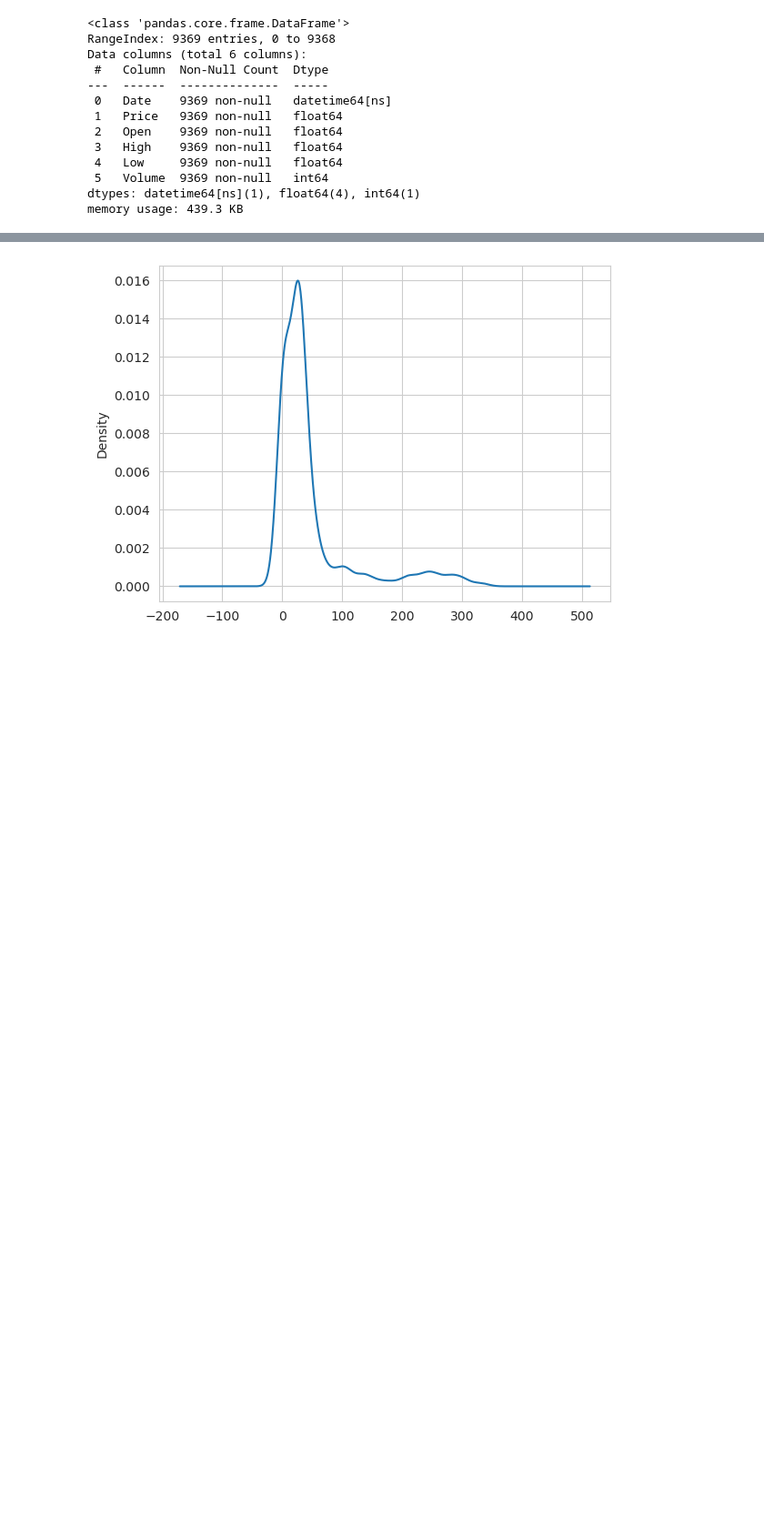
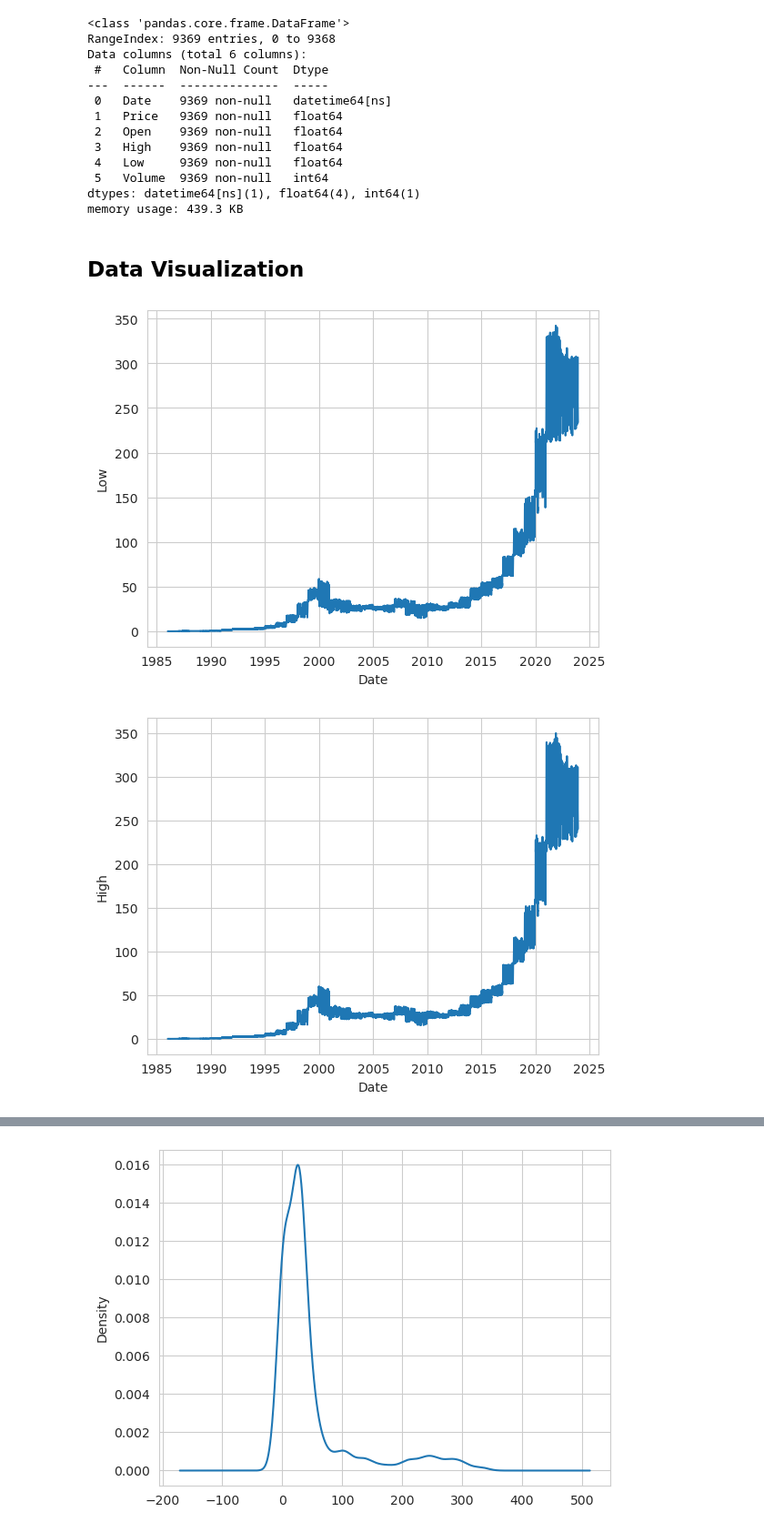
Before and after one commit to ArjuK97/ArjuK97, a Jupyter notebook: microsoft-stocks-from-1986-2023.ipynb, the cells around one changed output, grey strips where cells are left out. Shown at 91% size. Drawn from its saved outputs; the diff is of its cells as text; code cells hidden in the pictures; blank space fills up the shorter version.

```diff
--- a/microsoft-stocks-from-1986-2023.ipynb
+++ b/microsoft-stocks-from-1986-2023.ipynb
@@ -92,6 +123,6 @@ data.head()
 # %%
 # Converting the Date column data type from object to datetime
-data['Date'] = pd.to_datetime(data['Date'], errors = 'coerce', dayfirst = True)
+data['Date'] = pd.to_datetime(data['Date'], errors = 'ignore', dayfirst = True)
 data.info()
 # %% [output]
 <class 'pandas.core.frame.DataFrame'>
@@ -107,3 +138,13 @@ Data columns (total 6 columns):
  5   Volume  9369 non-null   int64
 dtypes: datetime64[ns](1), float64(4), int64(1)
 memory usage: 439.3 KB
+# %% [markdown]
+## Data Visualization
+# %%
+sns.lineplot(x = 'Date', y = 'Low', data = data)
+plt.show()
+sns.lineplot(x = 'Date', y = 'High', data = data)
+plt.show()
+# %% [output]
+[figure, added]
+[figure, added]
```
Also changed, not shown: parts of 47 cells of this notebook.
